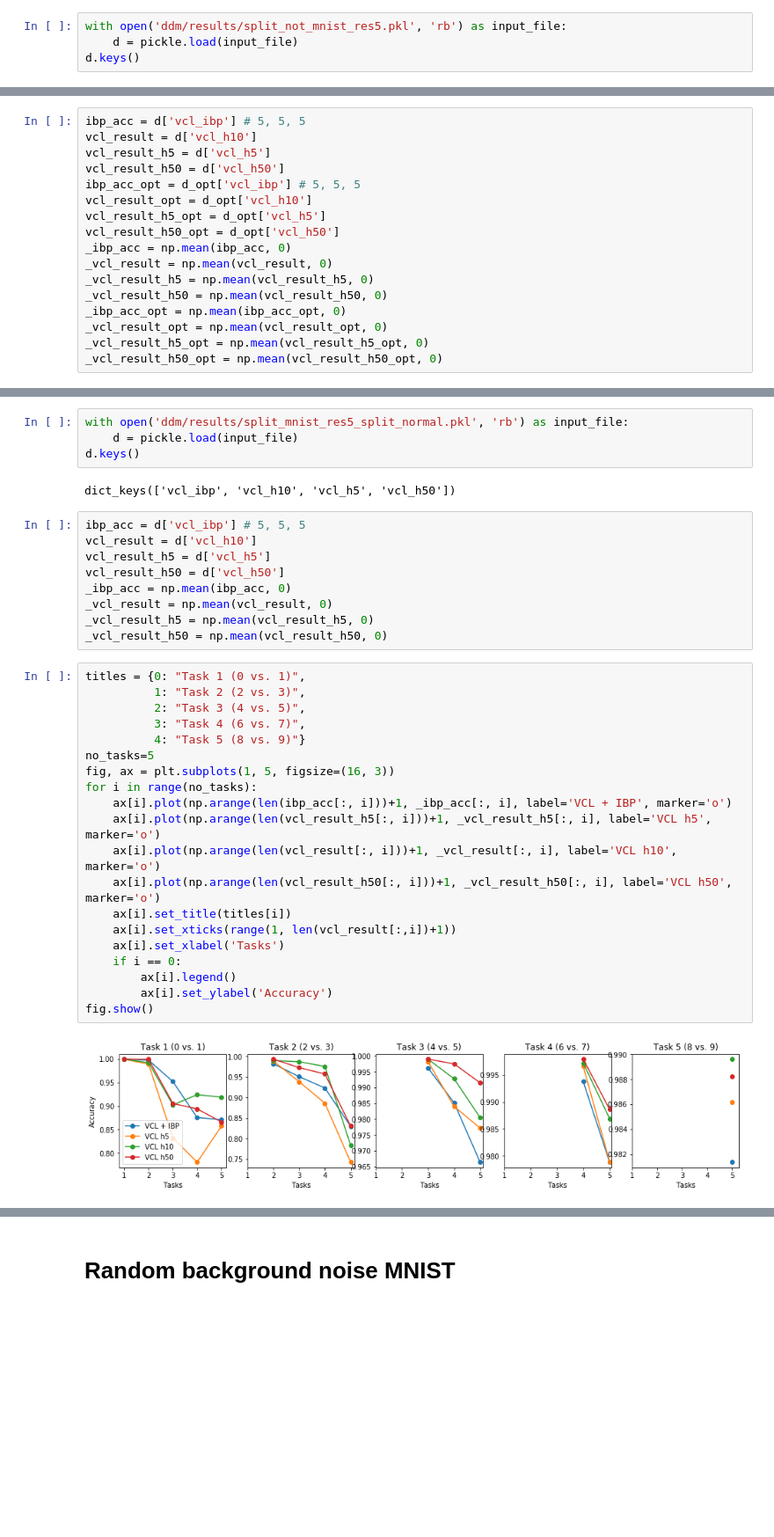
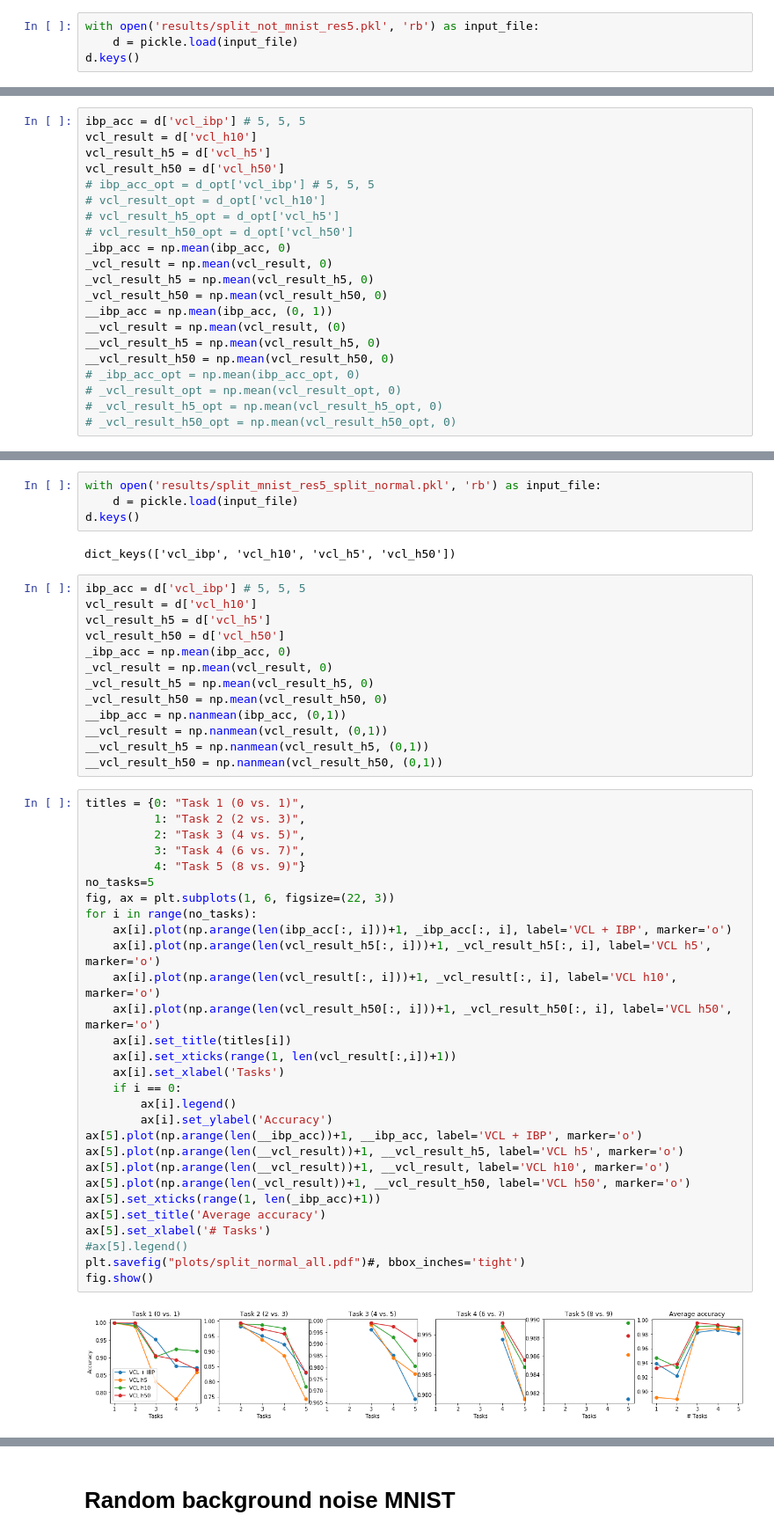
Before and after one commit to skezle/IBP_BNN, a Jupyter notebook: ddm/vcl_results_plot.ipynb, the cells around one changed output, grey strips where cells are left out. Shown at 88% size. Cells and saved outputs as stored; diff of their text form; blank space fills up the shorter version.

```diff
--- a/vcl_results_plot.ipynb
+++ b/ddm/vcl_results_plot.ipynb
@@ -275,7 +275,7 @@ fig.show()
 # %% [markdown]
 # Not results av and opt params
 # %%
-with open('ddm/results/split_not_mnist_res5.pkl', 'rb') as input_file:
+with open('results/split_not_mnist_res5.pkl', 'rb') as input_file:
     d = pickle.load(input_file)
 d.keys()
 # %% [output]
@@ -291,18 +291,22 @@ ibp_acc = d['vcl_ibp'] # 5, 5, 5
 vcl_result = d['vcl_h10']
 vcl_result_h5 = d['vcl_h5']
 vcl_result_h50 = d['vcl_h50']
-ibp_acc_opt = d_opt['vcl_ibp'] # 5, 5, 5
-vcl_result_opt = d_opt['vcl_h10']
-vcl_result_h5_opt = d_opt['vcl_h5']
-vcl_result_h50_opt = d_opt['vcl_h50']
+# ibp_acc_opt = d_opt['vcl_ibp'] # 5, 5, 5
+# vcl_result_opt = d_opt['vcl_h10']
+# vcl_result_h5_opt = d_opt['vcl_h5']
+# vcl_result_h50_opt = d_opt['vcl_h50']
 _ibp_acc = np.mean(ibp_acc, 0)
 _vcl_result = np.mean(vcl_result, 0)
 _vcl_result_h5 = np.mean(vcl_result_h5, 0)
 _vcl_result_h50 = np.mean(vcl_result_h50, 0)
-_ibp_acc_opt = np.mean(ibp_acc_opt, 0)
-_vcl_result_opt = np.mean(vcl_result_opt, 0)
-_vcl_result_h5_opt = np.mean(vcl_result_h5_opt, 0)
-_vcl_result_h50_opt = np.mean(vcl_result_h50_opt, 0)
+__ibp_acc = np.mean(ibp_acc, (0, 1))
+__vcl_result = np.mean(vcl_result, (0)
+__vcl_result_h5 = np.mean(vcl_result_h5, 0)
+__vcl_result_h50 = np.mean(vcl_result_h50, 0)
+# _ibp_acc_opt = np.mean(ibp_acc_opt, 0)
+# _vcl_result_opt = np.mean(vcl_result_opt, 0)
+# _vcl_result_h5_opt = np.mean(vcl_result_h5_opt, 0)
+# _vcl_result_h50_opt = np.mean(vcl_result_h50_opt, 0)
 # %%
 titles = {0: "Task 1 (0 vs. 1)",
           1: "Task 2 (2 vs. 3)",
@@ -501,7 +505,7 @@ fig.show()
 # %% [markdown]
 # New results Normal MNIST
 # %%
-with open('ddm/results/split_mnist_res5_split_normal.pkl', 'rb') as input_file:
+with open('results/split_mnist_res5_split_normal.pkl', 'rb') as input_file:
     d = pickle.load(input_file)
 d.keys()
 # %% [output]
@@ -515,28 +519,41 @@ _ibp_acc = np.mean(ibp_acc, 0)
 _vcl_result = np.mean(vcl_result, 0)
 _vcl_result_h5 = np.mean(vcl_result_h5, 0)
 _vcl_result_h50 = np.mean(vcl_result_h50, 0)
+__ibp_acc = np.nanmean(ibp_acc, (0,1))
+__vcl_result = np.nanmean(vcl_result, (0,1))
+__vcl_result_h5 = np.nanmean(vcl_result_h5, (0,1))
+__vcl_result_h50 = np.nanmean(vcl_result_h50, (0,1))
 # %%
 titles = {0: "Task 1 (0 vs. 1)",
           1: "Task 2 (2 vs. 3)",
           2: "Task 3 (4 vs. 5)",
           3: "Task 4 (6 vs. 7)",
           4: "Task 5 (8 vs. 9)"}
 no_tasks=5
-fig, ax = plt.subplots(1, 5, figsize=(16, 3))
+fig, ax = plt.subplots(1, 6, figsize=(22, 3))
 for i in range(no_tasks):
     ax[i].plot(np.arange(len(ibp_acc[:, i]))+1, _ibp_acc[:, i], label='VCL + IBP', marker='o')
     ax[i].plot(np.arange(len(vcl_result_h5[:, i]))+1, _vcl_result_h5[:, i], label='VCL h5', marker='o')
     ax[i].plot(np.arange(len(vcl_result[:, i]))+1, _vcl_result[:, i], label='VCL h10', marker='o')
     ax[i].plot(np.arange(len(vcl_result_h50[:, i]))+1, _vcl_result_h50[:, i], label='VCL h50', marker='o')
     ax[i].set_title(titles[i])
     ax[i].set_xticks(range(1, len(vcl_result[:,i])+1))
     ax[i].set_xlabel('Tasks')
     if i == 0:
         ax[i].legend()
         ax[i].set_ylabel('Accuracy')
+ax[5].plot(np.arange(len(__ibp_acc))+1, __ibp_acc, label='VCL + IBP', marker='o')
+ax[5].plot(np.arange(len(__vcl_result))+1, __vcl_result_h5, label='VCL h5', marker='o')
+ax[5].plot(np.arange(len(__vcl_result))+1, __vcl_result, label='VCL h10', marker='o')
+ax[5].plot(np.arange(len(_vcl_result))+1, __vcl_result_h50, label='VCL h50', marker='o')
+ax[5].set_xticks(range(1, len(_ibp_acc)+1))
+ax[5].set_title('Average accuracy')
+ax[5].set_xlabel('# Tasks')
+#ax[5].legend()
+plt.savefig("plots/split_normal_all.pdf")#, bbox_inches='tight')
 fig.show()
 # %% [output]
-[figure, old version]
+[figure, new version]
 # %%
 _ibp_acc = np.nanmean(ibp_acc, (0,1))
 _vcl_result = np.nanmean(vcl_result, (0,1))
```
Also changed, not shown: parts of 24 cells of this notebook, 4 other files.
